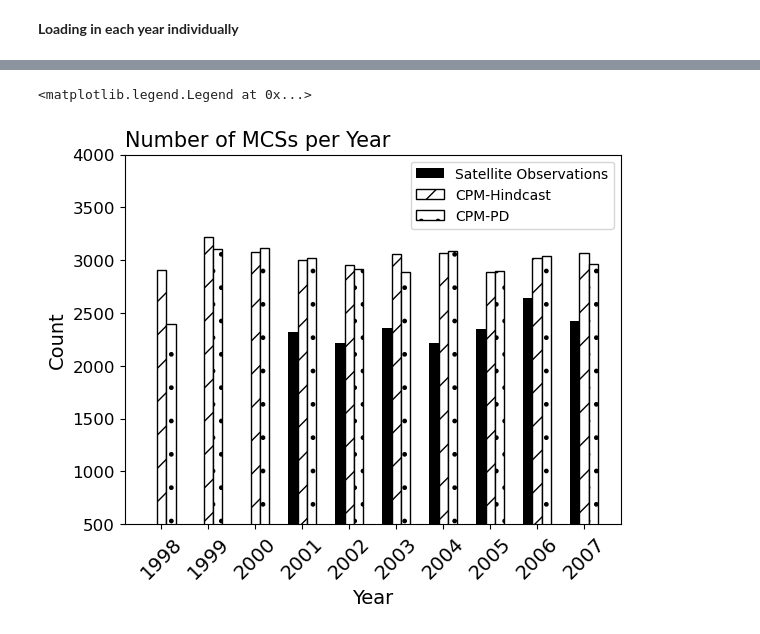
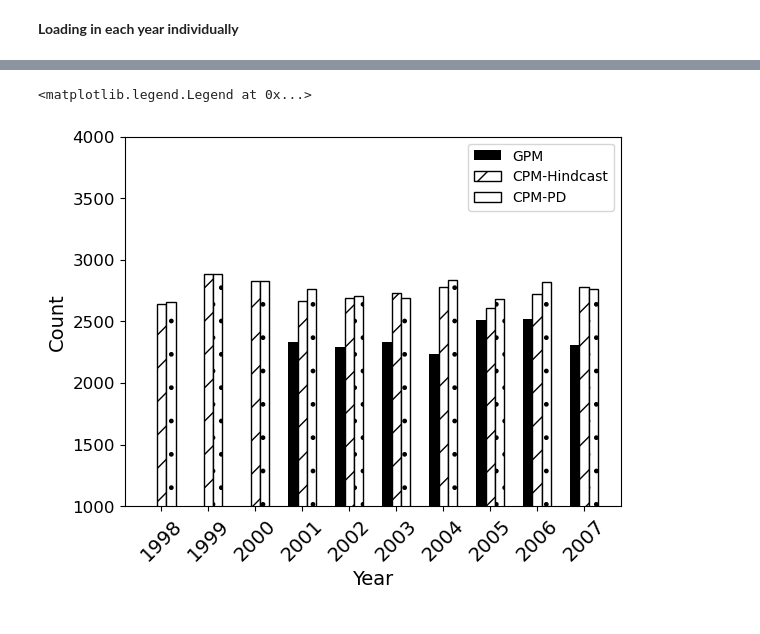
Before and after one commit to harrietgilmour/analysis, a Jupyter notebook: interannual_variability.ipynb, the cells around one changed output, grey strips where cells are left out. Saved outputs shown, nothing was run; the diff lists cells and outputs as text; code cells hidden in the pictures.

```diff
--- a/interannual_variability.ipynb
+++ b/interannual_variability.ipynb
@@ -56,7 +93,7 @@ yr_2007_cpm = pd.read_hdf('/project/cssp_brazil/mcs_tracking_HG/CPM_HINDCAST_TRA
 # %%
 ## Satellite Obs tracks ##
 
-yr_2001_obs = pd.read_hdf('/project/cssp_brazil/mcs_tracking_HG/OBS_TRACKS/final_tracks_obs/merged/2001/CCPF_2001.hdf', 'table')
+yr_2001_obs = pd.read_hdf('/project/cssp_brazil/mcs_tracking_HG/OBS_TRACKS/final_tracks_obs/merged/2001/CCPF_2001_INTERP.hdf', 'table')
 yr_2002_obs = pd.read_hdf('/project/cssp_brazil/mcs_tracking_HG/OBS_TRACKS/final_tracks_obs/merged/2002/CCPF_2002.hdf', 'table')
 yr_2003_obs = pd.read_hdf('/project/cssp_brazil/mcs_tracking_HG/OBS_TRACKS/final_tracks_obs/merged/2003/CCPF_2003.hdf', 'table')
 yr_2004_obs = pd.read_hdf('/project/cssp_brazil/mcs_tracking_HG/OBS_TRACKS/final_tracks_obs/merged/2004/CCPF_2004.hdf', 'table')
@@ -66,16 +116,16 @@ yr_2007_obs = pd.read_hdf('/project/cssp_brazil/mcs_tracking_HG/OBS_TRACKS/final
 # %%
 ## CPM-PD tracks ##
 
-yr_1998_pd = pd.read_hdf('/project/cssp_brazil/mcs_tracking_HG/CPM_PD_TRACKS/final_tracks/merged/1998/CCPF_1998.hdf', 'table')
-yr_1999_pd = pd.read_hdf('/project/cssp_brazil/mcs_tracking_HG/CPM_PD_TRACKS/final_tracks/merged/1999/CCPF_1999.hdf', 'table')
-yr_2000_pd = pd.read_hdf('/project/cssp_brazil/mcs_tracking_HG/CPM_PD_TRACKS/final_tracks/merged/2000/CCPF_2000.hdf', 'table')
-yr_2001_pd = pd.read_hdf('/project/cssp_brazil/mcs_tracking_HG/CPM_PD_TRACKS/final_tracks/merged/2001/CCPF_2001.hdf', 'table')
-yr_2002_pd = pd.read_hdf('/project/cssp_brazil/mcs_tracking_HG/CPM_PD_TRACKS/final_tracks/merged/2002/CCPF_2002.hdf', 'table')
-yr_2003_pd = pd.read_hdf('/project/cssp_brazil/mcs_tracking_HG/CPM_PD_TRACKS/final_tracks/merged/2003/CCPF_2003.hdf', 'table')
-yr_2004_pd = pd.read_hdf('/project/cssp_brazil/mcs_tracking_HG/CPM_PD_TRACKS/final_tracks/merged/2004/CCPF_2004.hdf', 'table')
-yr_2005_pd = pd.read_hdf('/project/cssp_brazil/mcs_tracking_HG/CPM_PD_TRACKS/final_tracks/merged/2005/CCPF_2005.hdf', 'table')
-yr_2006_pd = pd.read_hdf('/project/cssp_brazil/mcs_tracking_HG/CPM_PD_TRACKS/final_tracks/merged/2006/CCPF_2006.hdf', 'table')
-yr_2007_pd = pd.read_hdf('/project/cssp_brazil/mcs_tracking_HG/CPM_PD_TRACKS/final_tracks/merged/2007/CCPF_2007.hdf', 'table')
+yr_1998_pd = pd.read_hdf('/project/cssp_brazil/mcs_tracking_HG/CPM_PD_TRACKS/final_tracks_INTERP/merged/1998/CCPF_1998.hdf', 'table')
+yr_1999_pd = pd.read_hdf('/project/cssp_brazil/mcs_tracking_HG/CPM_PD_TRACKS/final_tracks_INTERP/merged/1999/CCPF_1999.hdf', 'table')
+yr_2000_pd = pd.read_hdf('/project/cssp_brazil/mcs_tracking_HG/CPM_PD_TRACKS/final_tracks_INTERP/merged/2000/CCPF_2000.hdf', 'table')
+yr_2001_pd = pd.read_hdf('/project/cssp_brazil/mcs_tracking_HG/CPM_PD_TRACKS/final_tracks_INTERP/merged/2001/CCPF_2001.hdf', 'table')
+yr_2002_pd = pd.read_hdf('/project/cssp_brazil/mcs_tracking_HG/CPM_PD_TRACKS/final_tracks_INTERP/merged/2002/CCPF_2002.hdf', 'table')
+yr_2003_pd = pd.read_hdf('/project/cssp_brazil/mcs_tracking_HG/CPM_PD_TRACKS/final_tracks_INTERP/merged/2003/CCPF_2003.hdf', 'table')
+yr_2004_pd = pd.read_hdf('/project/cssp_brazil/mcs_tracking_HG/CPM_PD_TRACKS/final_tracks_INTERP/merged/2004/CCPF_2004.hdf', 'table')
+yr_2005_pd = pd.read_hdf('/project/cssp_brazil/mcs_tracking_HG/CPM_PD_TRACKS/final_tracks_INTERP/merged/2005/CCPF_2005.hdf', 'table')
+yr_2006_pd = pd.read_hdf('/project/cssp_brazil/mcs_tracking_HG/CPM_PD_TRACKS/final_tracks_INTERP/merged/2006/CCPF_2006.hdf', 'table')
+yr_2007_pd = pd.read_hdf('/project/cssp_brazil/mcs_tracking_HG/CPM_PD_TRACKS/final_tracks_INTERP/merged/2007/CCPF_2007.hdf', 'table')
 # %%
 ## Finding the number of MCSs in each year in CPM and obs
 
@@ -129,34 +179,34 @@ cpm_height = unique_cells_cpm
 pd_height = unique_cells_pd
 
 
 # Choose the names of the bars
 bars = ('1998', '1999', '2000', '2001', '2002', '2003', '2004', '2005', '2006', '2007')
 x_pos = np.arange(len(bars))
 
 # c = ['teal', 'crimson', 'darkblue', 'orange', 'darkred']
 
 obs = obs_height
-bar1 = plt.bar(bars, obs, width, color = 'k',label='Satellite Observations')
+bar1 = plt.bar(bars, obs, width, color = 'k',label='GPM')
 
 cpm = cpm_height
 bar2 = plt.bar(ind+width, cpm, width, color= 'white', edgecolor='k',hatch='/',label='CPM-Hindcast')
 
 pd = pd_height
 bar3 = plt.bar(ind+width*2, pd, width, color= 'white', edgecolor='k',hatch='.',label='CPM-PD')
 
 
 
 
 # Create bars
 # plt.bar(bars, obs_height, color=c, width=0.6)
 # plt.bar(bars, cpm_height, color='white', edgecolor=c, hatch='/', width=0.6)
 plt.xticks(ind+width*1, fontsize=14, rotation=45)
 plt.yticks(fontsize=12)
 plt.ylabel('Count',fontsize=14)
 plt.xlabel('Year',fontsize=14)
-plt.ylim(500, 4000)
-plt.title('Number of MCSs per Year',fontsize=15,loc='left')
+plt.ylim(1000, 4000)
+#plt.title('Number of MCSs per Year',fontsize=15,loc='left')
 plt.legend(loc='best')
 # %% [output]
 <matplotlib.legend.Legend at 0x...>
-[figure, old version]
+[figure, new version]
```
Also changed, not shown: parts of 23 cells of this notebook.
